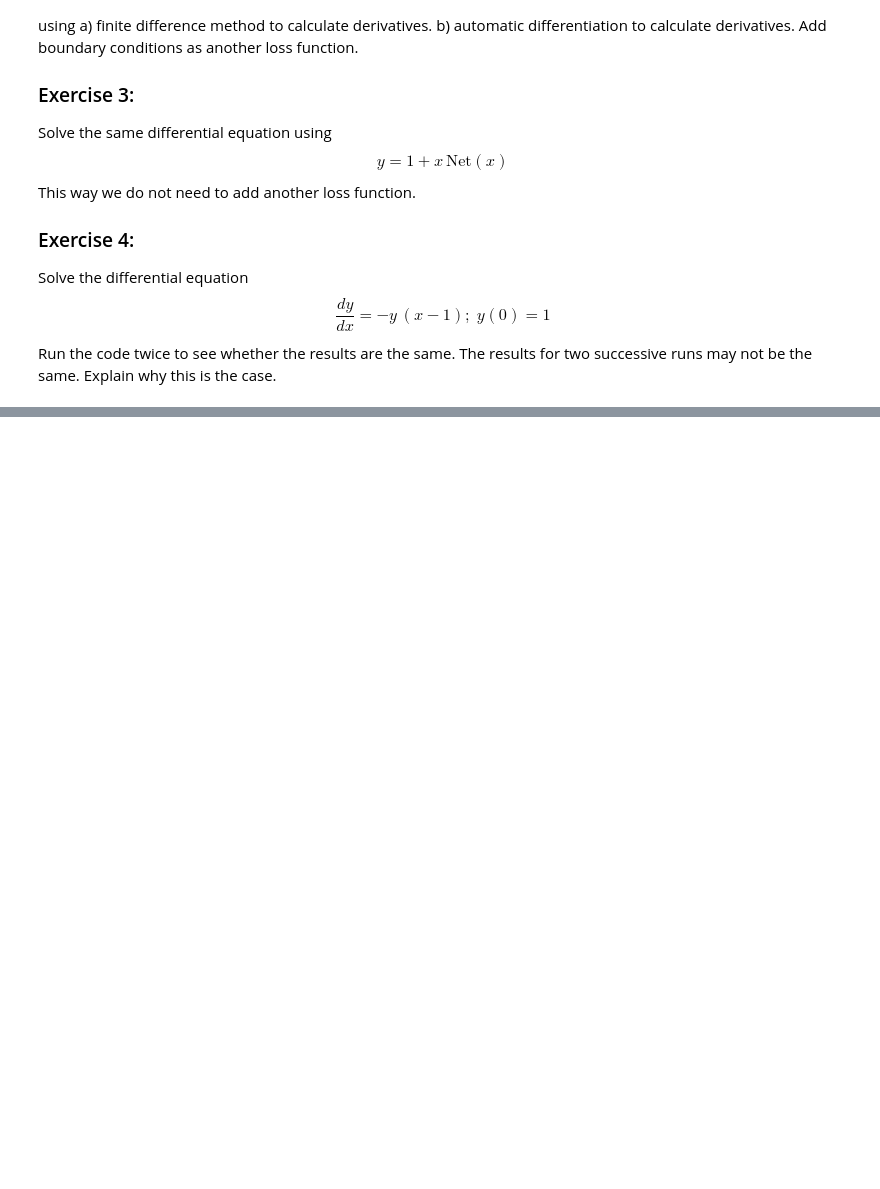
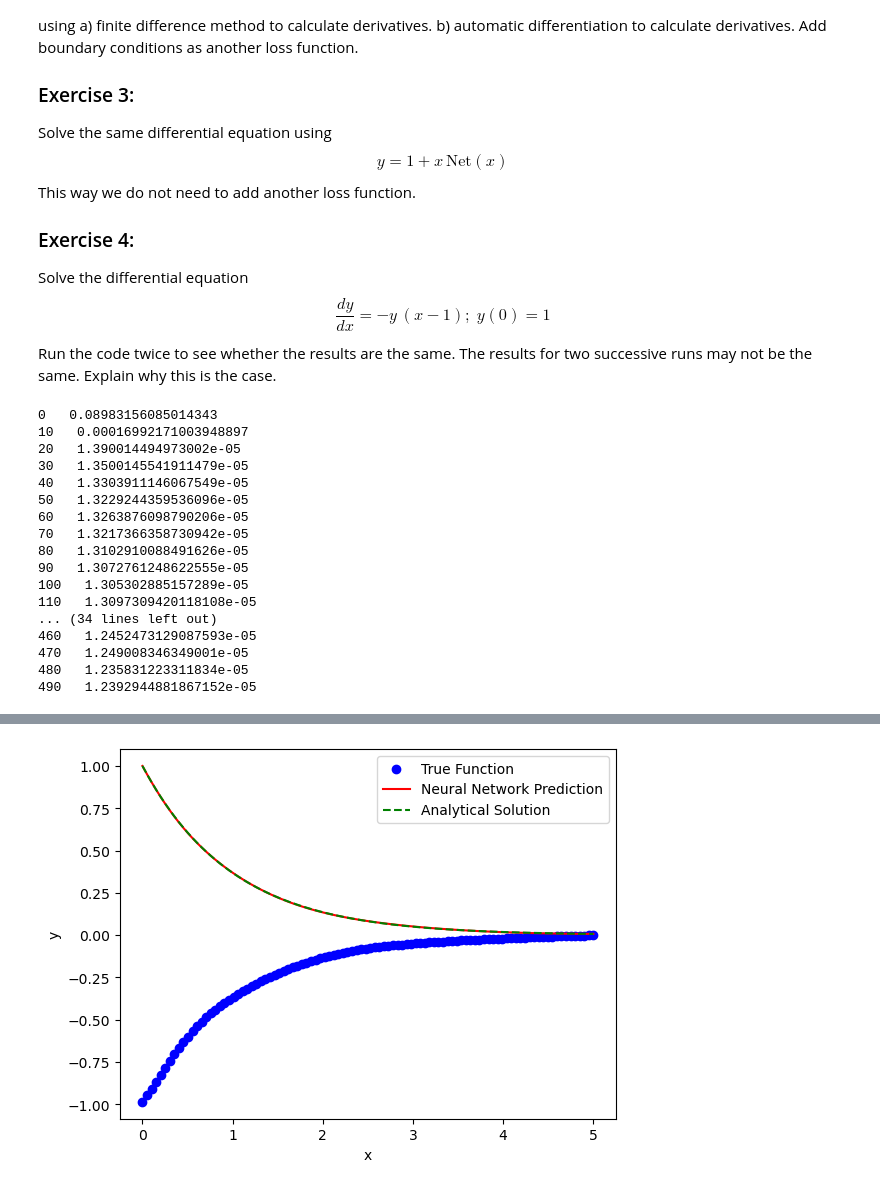
Before and after one commit to JakobSchauser/MscPhysics, a Jupyter notebook: ComputationalAstrophysics/6 Neural Networks/1dregression.ipynb, the cells around one changed output, grey strips where cells are left out. Drawn from its saved outputs; the diff is of its cells as text; code cells hidden in the pictures; blank space fills up the shorter version.

```diff
--- a/ComputationalAstrophysics/6 Neural Networks/1dregression.ipynb
+++ b/ComputationalAstrophysics/6 Neural Networks/1dregression.ipynb
@@ -31,24 +31,24 @@ import torch.optim as optim
 import numpy as np
 import matplotlib.pyplot as plt
 
-# Define the function you want to fit
-def true_function(x):
-    return torch.sin(x)
+
 
 # Generate synthetic data
-x = torch.linspace(-5, 5, 100)
-y = true_function(x)
+x = torch.linspace(-0, 5, 100)
+x.requires_grad = True
 
 # Define a simple neural network
 class Net(nn.Module):
     def __init__(self):
         super(Net, self).__init__()
         self.fc1 = nn.Linear(1, 20)
-        self.fc2 = nn.Linear(20, 1)
+        # self.fc2 = nn.Linear(20, 20)
+        self.fc3 = nn.Linear(20, 1)
 
     def forward(self, x):
         x = torch.tanh(self.fc1(x))
-        x = self.fc2(x)
+        # x = torch.tanh(self.fc2(x))
+        x = self.fc3(x)
         return x
 
 # Create an instance of the neural network
@@ -58,14 +58,26 @@ net = Net()
 criterion = nn.MSELoss()
 
 # Define the optimizer
-optimizer = optim.LBFGS(net.parameters(), lr=0.1)
+optimizer = optim.LBFGS(net.parameters(), lr=0.02)
+
+
+def true_function(x, net):
+    # dy/dx + y
+    y = net(x)
+    if x.grad is None:
+        y.backward(torch.ones_like(x).unsqueeze(-1), retain_graph=True)
+    dydx = x.grad.squeeze(-1)
+    # h = 0.001
+    # dydx = (net(x + h) - y) / h
+    return dydx
 
 # Training loop
-for i in range(100):
+for i in range(500):
     def closure():
         optimizer.zero_grad()
         outputs = net(x.unsqueeze(-1))
-        loss = criterion(outputs, y.unsqueeze(-1))
+        y = -true_function(x.unsqueeze(-1), net)
+        loss = criterion(outputs, y) + torch.square(net(torch.tensor([0.])) - torch.tensor( [1.]))/10.
         loss.backward()
         return loss
 
@@ -73,14 +85,39 @@ for i in range(100):
     if(i%10==0):
       print(i," ",loss.item())
 # Print the final loss
+
+y = true_function(x.unsqueeze(-1), net).detach()
+
 with torch.no_grad():
     outputs = net(x.unsqueeze(-1))
     loss = criterion(outputs, y.unsqueeze(-1))
+
 print(f'Final loss: {loss.item()}')
+
+x = x.detach().numpy()
 # Plot the results
-plt.scatter(x.numpy(), y.numpy(), label='True Function', color='blue')
-plt.plot(x.numpy(), outputs.numpy(), label='Neural Network Prediction', color='red')
+plt.scatter(x, y.detach().numpy(), label='True Function', color='blue')
+plt.plot(x, outputs.numpy(), label='Neural Network Prediction', color='red')
+plt.plot(x, np.exp(-x), '--', label='Analytical Solution', color='green')
 plt.xlabel('x')
 plt.ylabel('y')
 plt.legend()
 plt.show()
+# %% [output]
+0   0.08983156085014343
+10   0.00016992171003948897
+20   1.390014494973002e-05
+30   1.3500145541911479e-05
+40   1.3303911146067549e-05
+50   1.3229244359536096e-05
+60   1.3263876098790206e-05
+70   1.3217366358730942e-05
+80   1.3102910088491626e-05
+90   1.3072761248622555e-05
+100   1.305302885157289e-05
+110   1.3097309420118108e-05
+... (34 lines left out)
+460   1.2452473129087593e-05
+470   1.249008346349001e-05
+480   1.235831223311834e-05
+490   1.2392944881867152e-05
@@ -86,0 +125 @@ plt.show()
+[figure, added]
```
Also changed, not shown: parts of 1 cell of this notebook.
